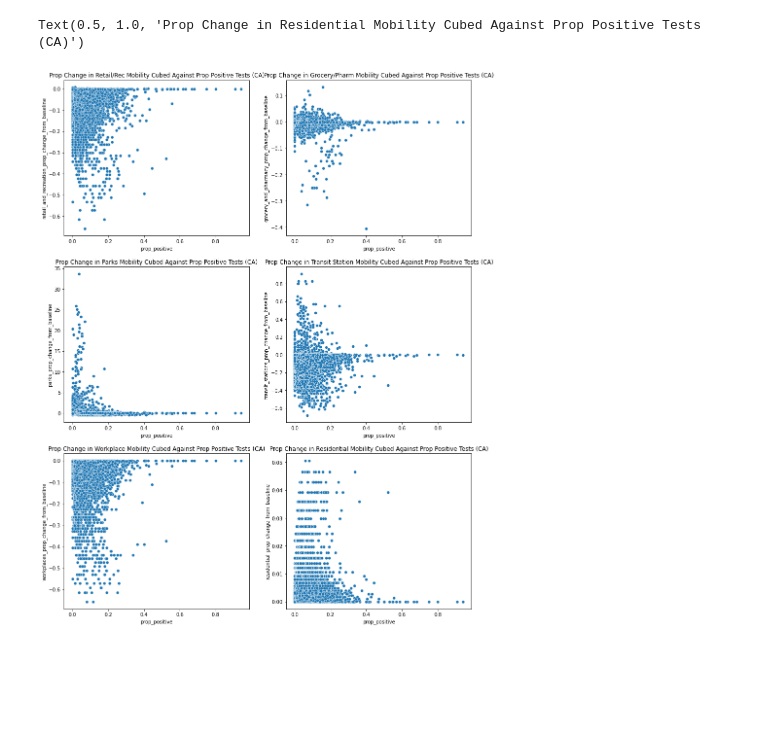
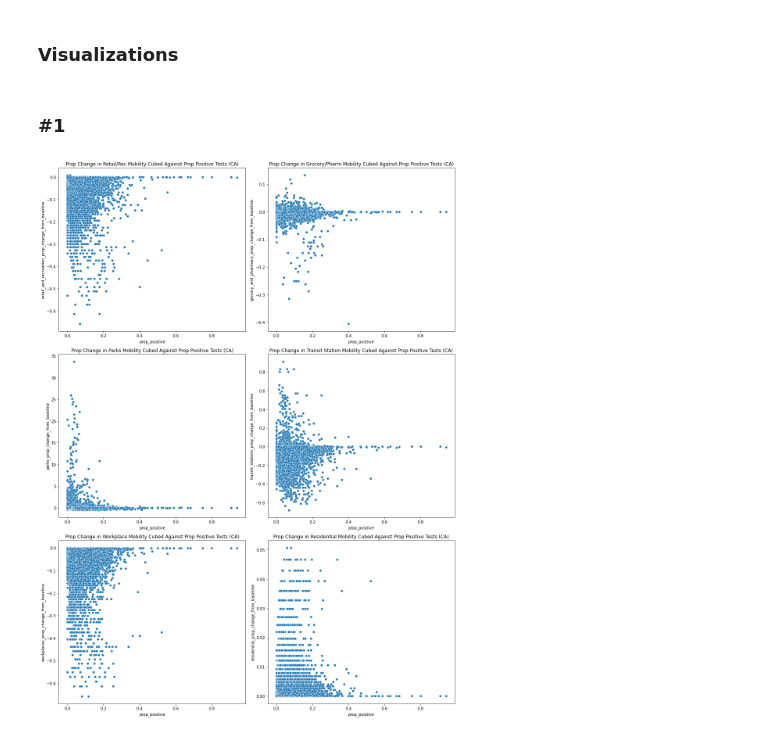
Before and after one commit to pkargupta/mobo102, a Jupyter notebook: [Data C102] Final Project Q2.ipynb, the cells around one changed output. Cells and saved outputs as stored; diff of their text form; code cells hidden in the pictures; blank space fills up the shorter version.

```diff
--- a/[Data C102] Final Project Q2.ipynb
+++ b/[Data C102] Final Project Q2.ipynb
@@ -115,29 +299,42 @@ ca_data.head()
+# %% [markdown]
+### Visualizations
+# %% [markdown]
+### #1
 # %%
+# Plotting the impact of the proportion of positive COVID-19 tests on the proportion change in mobility
+# from baseline for each kind of mobility. As we can see from the graphs, there is a consistent trend in values
+# in change in mobility clustering around 0 when the proportion of positive cases were around 0. We cubed
+# the mobility proportion to compress our y-axis closer to 0 to make trends easier to see and simultaneously
+# not change the sign so that we can see whether mobility increased or decreased.
+
+# CA
+
 fig, ax = plt.subplots(3, 2, figsize=(15, 20))
 
 sns.scatterplot(ca_data['prop_positive'], ca_data['retail_and_recreation_prop_change_from_baseline']**3,
                 ax = ax[0][0]).set_title(
 'Prop Change in Retail/Rec Mobility Cubed Against Prop Positive Tests (CA)')
 
 sns.scatterplot(ca_data['prop_positive'], ca_data['grocery_and_pharmacy_prop_change_from_baseline']**3,
                ax = ax[0][1]).set_title(
 'Prop Change in Grocery/Pharm Mobility Cubed Against Prop Positive Tests (CA)')
 
 sns.scatterplot(ca_data['prop_positive'], ca_data['parks_prop_change_from_baseline']**3,
                 ax = ax[1][0]).set_title(
 'Prop Change in Parks Mobility Cubed Against Prop Positive Tests (CA)')
 
 sns.scatterplot(ca_data['prop_positive'], ca_data['transit_stations_prop_change_from_baseline']**3,
                 ax = ax[1][1]).set_title(
 'Prop Change in Transit Station Mobility Cubed Against Prop Positive Tests (CA)')
 
 sns.scatterplot(ca_data['prop_positive'], ca_data['workplaces_prop_change_from_baseline']**3,
                 ax = ax[2][0]).set_title(
 'Prop Change in Workplace Mobility Cubed Against Prop Positive Tests (CA)')
 
 sns.scatterplot(ca_data['prop_positive'], ca_data['residential_prop_change_from_baseline']**3,
                 ax = ax[2][1]).set_title(
 'Prop Change in Residential Mobility Cubed Against Prop Positive Tests (CA)')
+
+plt.tight_layout()
 # %% [output]
-Text(0.5, 1.0, 'Prop Change in Residential Mobility Cubed Against Prop Positive Tests (CA)')
-[figure, old version]
+[figure, new version]
```
Also changed, not shown: parts of 55 cells of this notebook.
